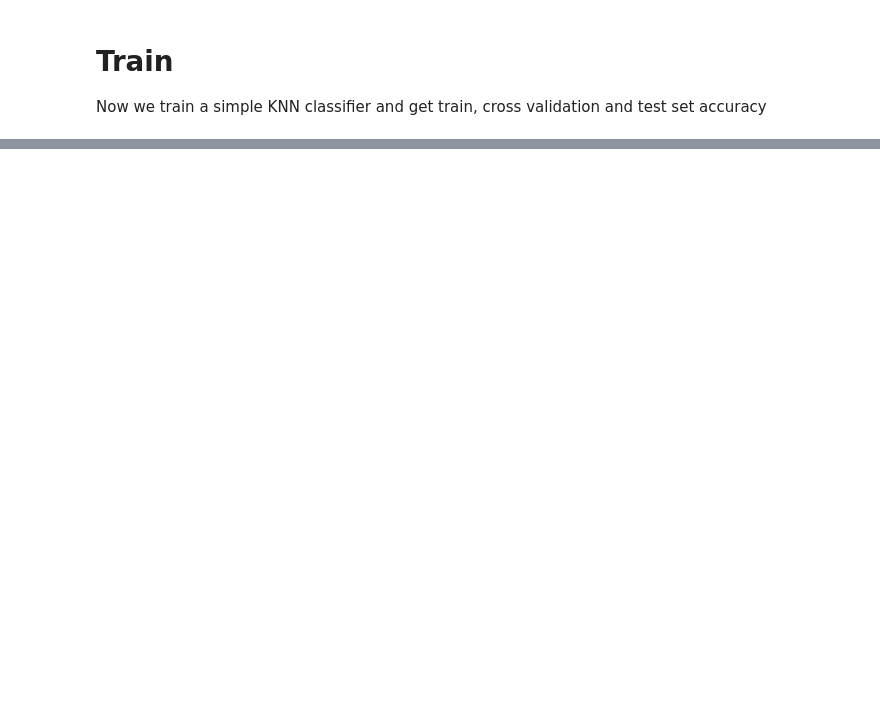
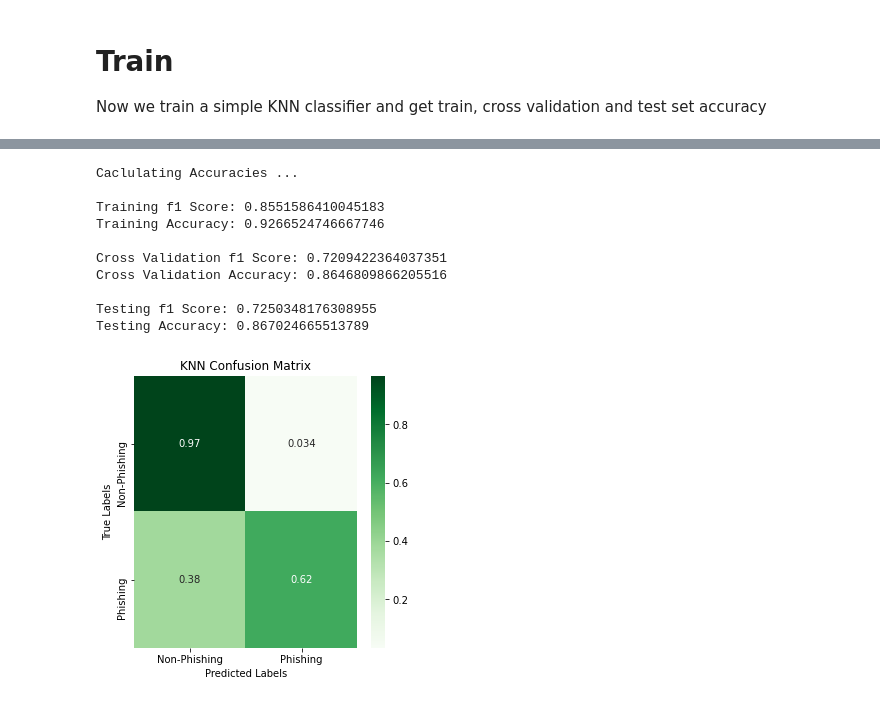
Before and after one commit to awebsters/Phishing-Detection, a Jupyter notebook: Train.ipynb, the cells around one changed output, grey strips where cells are left out. Drawn from its saved outputs; the diff is of its cells as text; code cells hidden in the pictures; blank space fills up the shorter version.

Commit message:
Adding vocab feature and increasing visual readability and f1score output

```diff
--- a/Train.ipynb
+++ b/Train.ipynb
@@ -15,4 +15,4 @@ from sklearn.metrics import accuracy_score, confusion_matrix
 # %%
-data = pd.read_csv('data/data_featured.csv')
+data = pd.read_csv('data/data_featured.csv', index_col=0)
 data.columns
 # %% [output]
@@ -67,0 +53,44 @@ Model Test: Test Acc: 0.8023937380540639
+# %%
+def print_accuracies(model):
+    print("Caclulating Accuracies ...")
+    train_predicts = model.predict(x_train)
+    print('\nTraining f1 Score:', metrics.f1_score(y_train, train_predicts))
+    print('Training Accuracy:', metrics.accuracy_score(y_train, train_predicts))
+
+    cross_predicts = model.predict(x_val)
+    print('\nCross Validation f1 Score:', metrics.f1_score(y_val, cross_predicts))
+    print('Cross Validation Accuracy:', metrics.accuracy_score(y_val, cross_predicts))
+
+    test_predicts = model.predict(x_test)
+    print('\nTesting f1 Score:', metrics.f1_score(y_test, test_predicts))
+    print('Testing Accuracy:', metrics.accuracy_score(y_test, test_predicts))
+    return train_predicts, cross_predicts, test_predicts
+
+def confusion_matrix_plot(y_true, y_predict, title='Confusion Matrix'):
+    confusion_data = metrics.confusion_matrix(y_true, y_predict, normalize='true')
+
+    fig, ax = plt.subplots(figsize=(5, 5))
+
+    sns.heatmap(confusion_data, cmap='Greens', annot=True); #annot=True to annotate cells
+
+    plt.title(title)
+    plt.xlabel('Predicted Labels')
+    plt.ylabel('True Labels')
+    ax.set_xticklabels(['Non-Phishing', 'Phishing'])
+    ax.set_yticklabels(['Non-Phishing', 'Phishing'])
+    plt.show()
+
+train_predicts, cross_predicts, test_predicts = print_accuracies(knn)
+confusion_matrix_plot(y_test, test_predicts, title="KNN Confusion Matrix")
+# %% [output]
+Caclulating Accuracies ...
+
+Training f1 Score: 0.8551586410045183
+Training Accuracy: 0.9266524746667746
+
+Cross Validation f1 Score: 0.7209422364037351
+Cross Validation Accuracy: 0.8646809866205516
+
+Testing f1 Score: 0.7250348176308955
+Testing Accuracy: 0.867024665513789
+[figure, added]
```
Also changed, not shown: parts of 5 cells of this notebook, 1 other file.
